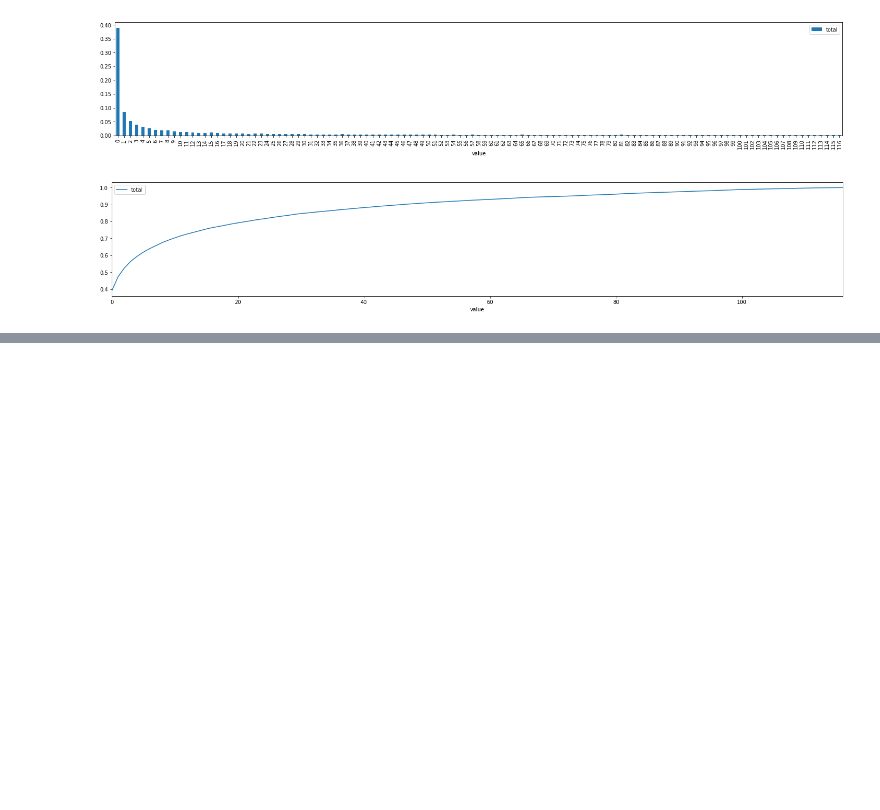
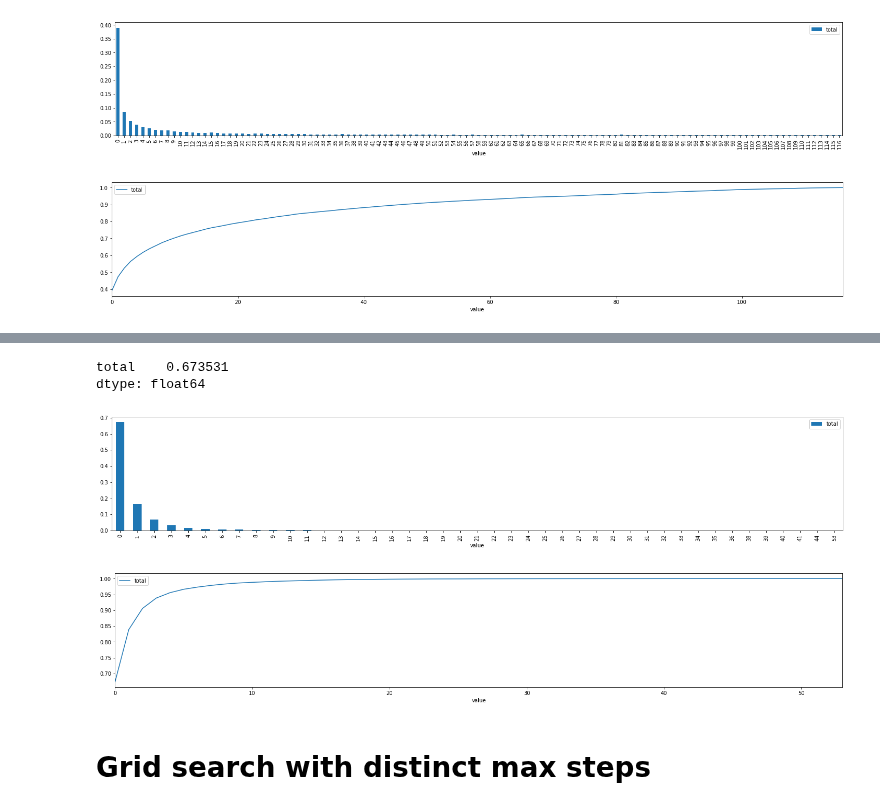
Before and after one commit to SrMouraSilva/RBM, a Jupyter notebook: experiments/notebooks/Inspect Logistic Regression.ipynb, the cells around one changed output, grey strips where cells are left out. Saved outputs shown, nothing was run; the diff lists cells and outputs as text; code cells hidden in the pictures; blank space fills up the shorter version.

```diff
--- a/experiments/notebooks/Inspect Logistic Regression.ipynb
+++ b/experiments/notebooks/Inspect Logistic Regression.ipynb
@@ -84,0 +107,18 @@ dtype: float64
+# %%
+y_predicts_train = [y['train'] for y in y_predicts]
+positions = pd.DataFrame(np.concatenate(np.concatenate(y_predicts_train)), columns=['value'])
+positions['total'] = 1
+total = positions.groupby('value').count()
+
+with pd.plotting.plot_params.use('x_compat', True):
+    (total / total.sum()).plot.bar()
+    (total / total.sum()).cumsum().plot()
+
+total.iloc[0] / total.sum()
+# %% [output]
+total    0.673531
+dtype: float64
+[figure, added]
+[figure, added]
+# %% [markdown]
+# Grid search with distinct max steps
```
Also changed, not shown: parts of 8 cells of this notebook, 5 other files.
